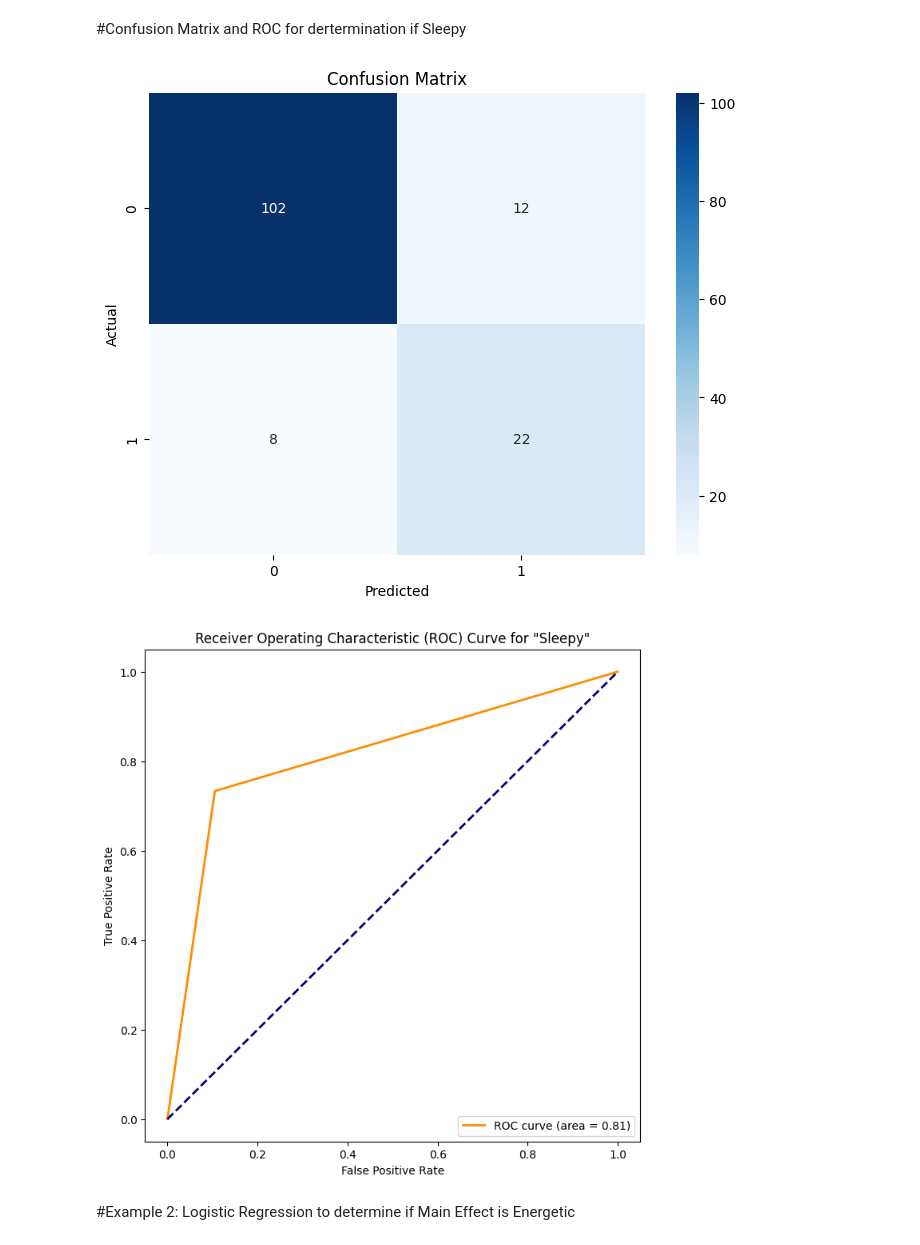
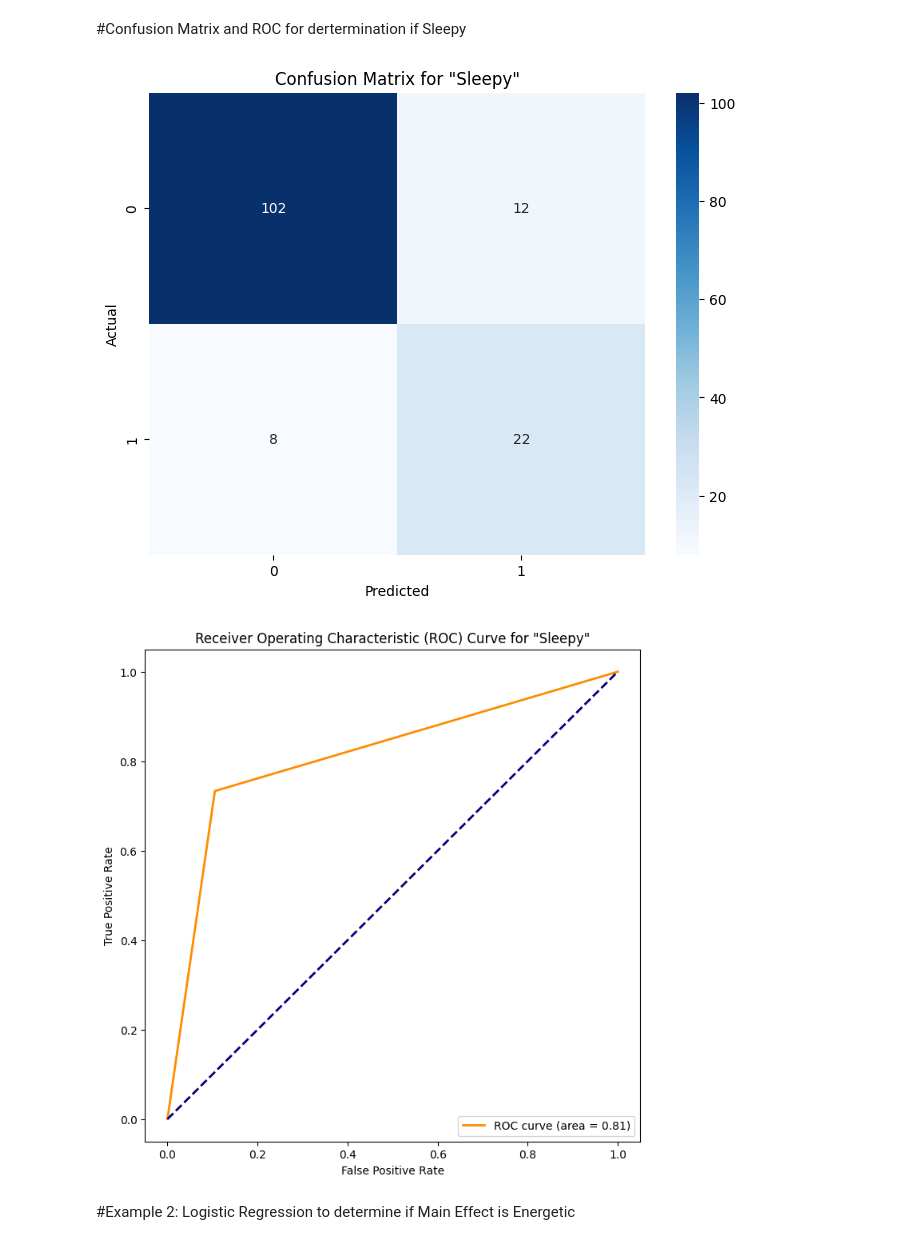
Before and after one commit to zeroday-zaddy/cs422-project, a Jupyter notebook: project.ipynb, the cells around one changed output. Saved outputs shown, nothing was run; the diff lists cells and outputs as text; code cells hidden in the pictures.

Commit message:
Cahnges to labels on Graphs

```diff
--- a/project.ipynb
+++ b/project.ipynb
@@ -387,34 +387,34 @@ Terpene_Ocimene: 0.0
 # %%
 from sklearn.metrics import confusion_matrix
 import seaborn as sns
 import matplotlib.pyplot as plt
 
 # Assuming you have the true labels y_test and predicted labels y_pred
 cm = confusion_matrix(y_test, y_pred_Sleepy)
 
 # Plot confusion matrix using seaborn
 plt.figure(figsize=(8, 6))
 sns.heatmap(cm, annot=True, fmt='d', cmap='Blues', xticklabels=['0', '1'], yticklabels=['0', '1'])
-plt.title('Confusion Matrix')
+plt.title('Confusion Matrix for "Sleepy"')
 plt.xlabel('Predicted')
 plt.ylabel('Actual')
 plt.show()
 
 # Compute ROC curve and ROC area for each class
 fpr, tpr, _ = roc_curve(y_test, y_pred_Sleepy)
 roc_auc = auc(fpr, tpr)
 
 # Plot ROC curve
 plt.figure(figsize=(8, 8))
 plt.plot(fpr, tpr, color='darkorange', lw=2, label='ROC curve (area = {:.2f})'.format(roc_auc))
 plt.plot([0, 1], [0, 1], color='navy', lw=2, linestyle='--')
 plt.xlabel('False Positive Rate')
 plt.ylabel('True Positive Rate')
 plt.title('Receiver Operating Characteristic (ROC) Curve for "Sleepy"')
 plt.legend(loc='lower right')
 plt.show()
 # %% [output]
-[figure, old version]
+[figure, new version]
 [figure]
 # %% [markdown]
 #Example 2: Logistic Regression to determine if Main Effect is Energetic
```
Also changed, not shown: parts of 3 cells of this notebook.
